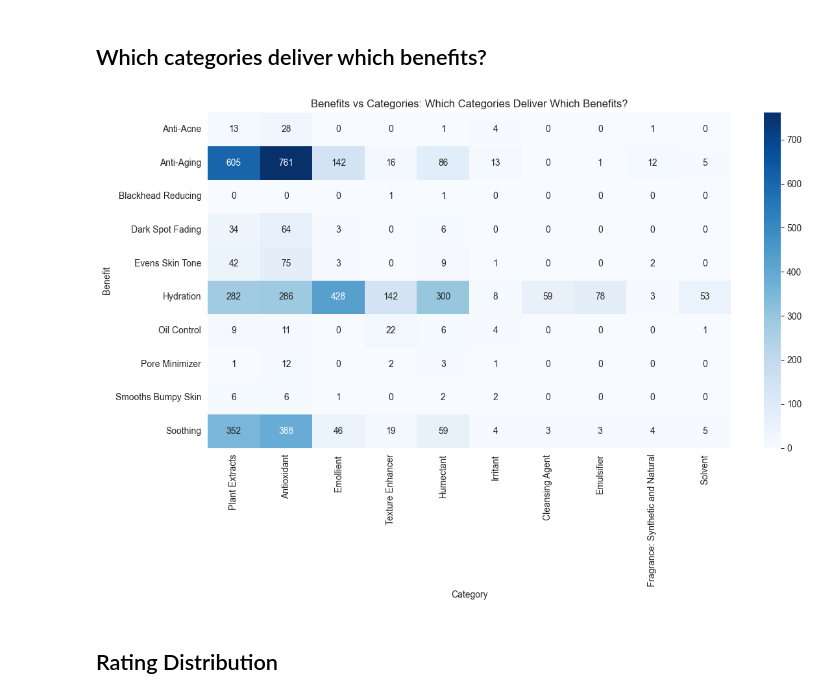
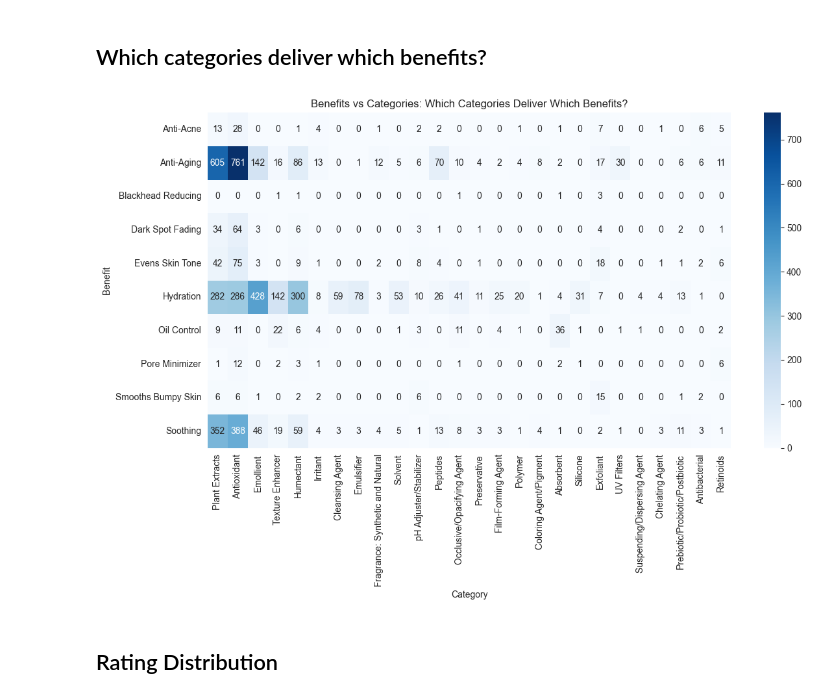
Before and after one commit to BluezConcepts/skingen-content-based-recommender, a Jupyter notebook: notebooks/03_ingredient_data_cleaning_eda.ipynb, the cells around one changed output. Saved outputs shown, nothing was run; the diff lists cells and outputs as text; code cells hidden in the pictures.

```diff
--- a/notebooks/03_ingredient_data_cleaning_eda.ipynb
+++ b/notebooks/03_ingredient_data_cleaning_eda.ipynb
@@ -852,35 +851,35 @@ for idx, row in df.iterrows():
     for benefit in row['benefits']:
         for category in row['categories']:
             rows.append({
                 'benefit': benefit,
                 'category': category
             })
 
 df_exploded = pd.DataFrame(rows)
 
 # Count cooccurrences
 benefit_cat_counts = df_exploded.groupby(['benefit', 'category']).size().reset_index(name='count')
 
 # Pivot for heatmap
 heatmap_data = benefit_cat_counts.pivot(index='benefit', columns='category', values='count').fillna(0)
 
 # Keep top 10 categories only (most common)
 all_cats = []
 for cats in df['categories']:
     all_cats.extend(cats)
-top_10_cats = pd.Series(all_cats).value_counts().head(10).index.tolist()
+top_10_cats = pd.Series(all_cats).value_counts().index.tolist()
 heatmap_data = heatmap_data[[col for col in top_10_cats if col in heatmap_data.columns]]
 
 # Plot
 plt.figure(figsize=(12, 8))
 sns.heatmap(heatmap_data, cmap='Blues', annot=True, fmt='.0f')
 plt.title('Benefits vs Categories: Which Categories Deliver Which Benefits?')
 plt.xlabel('Category')
 plt.ylabel('Benefit')
 plt.tight_layout()
 plt.show()
 # %% [output]
-[figure, old version]
+[figure, new version]
 # %% [markdown]
 ## Rating Distribution
 # %%
```
Also changed, not shown: parts of 1 cell of this notebook, 9 other files.
